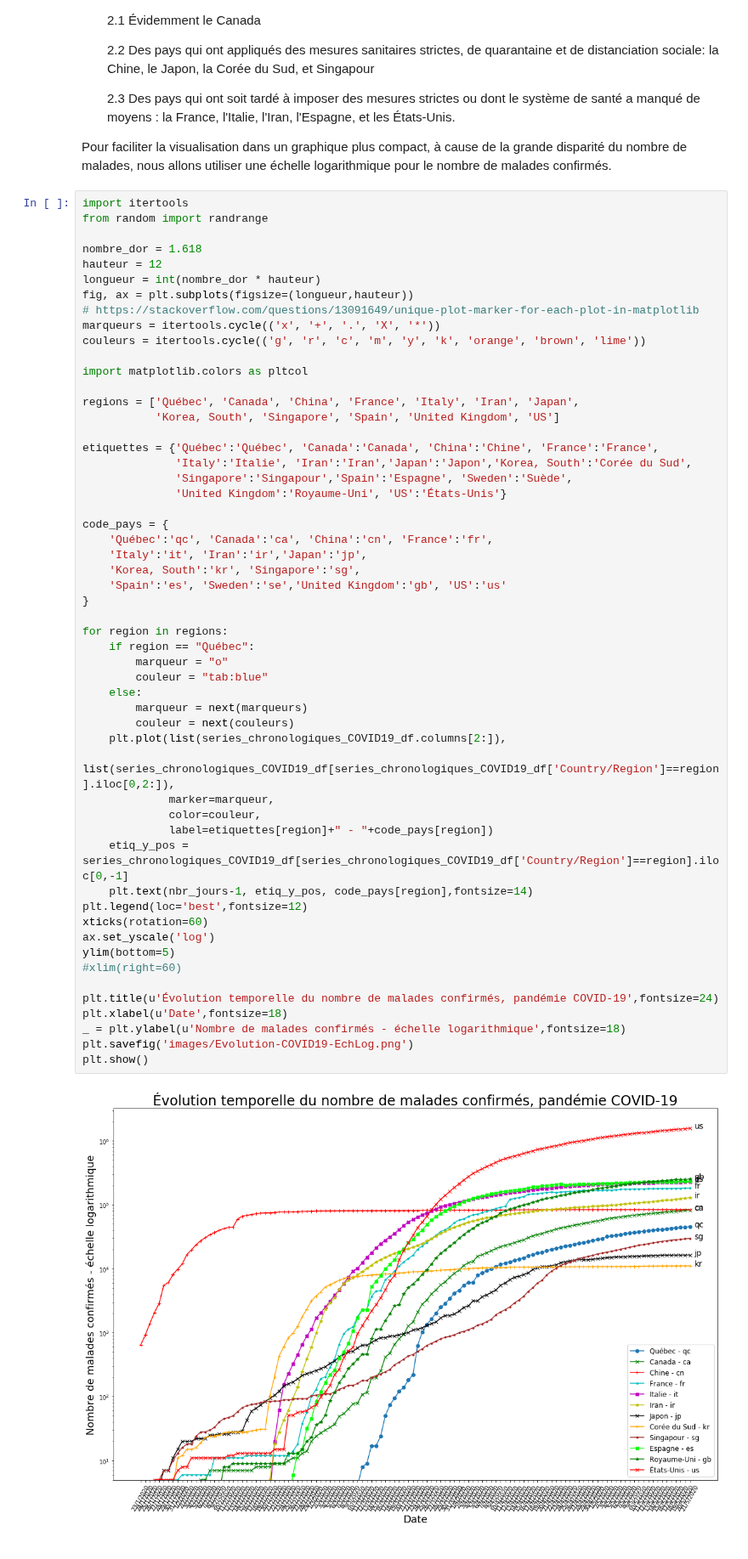
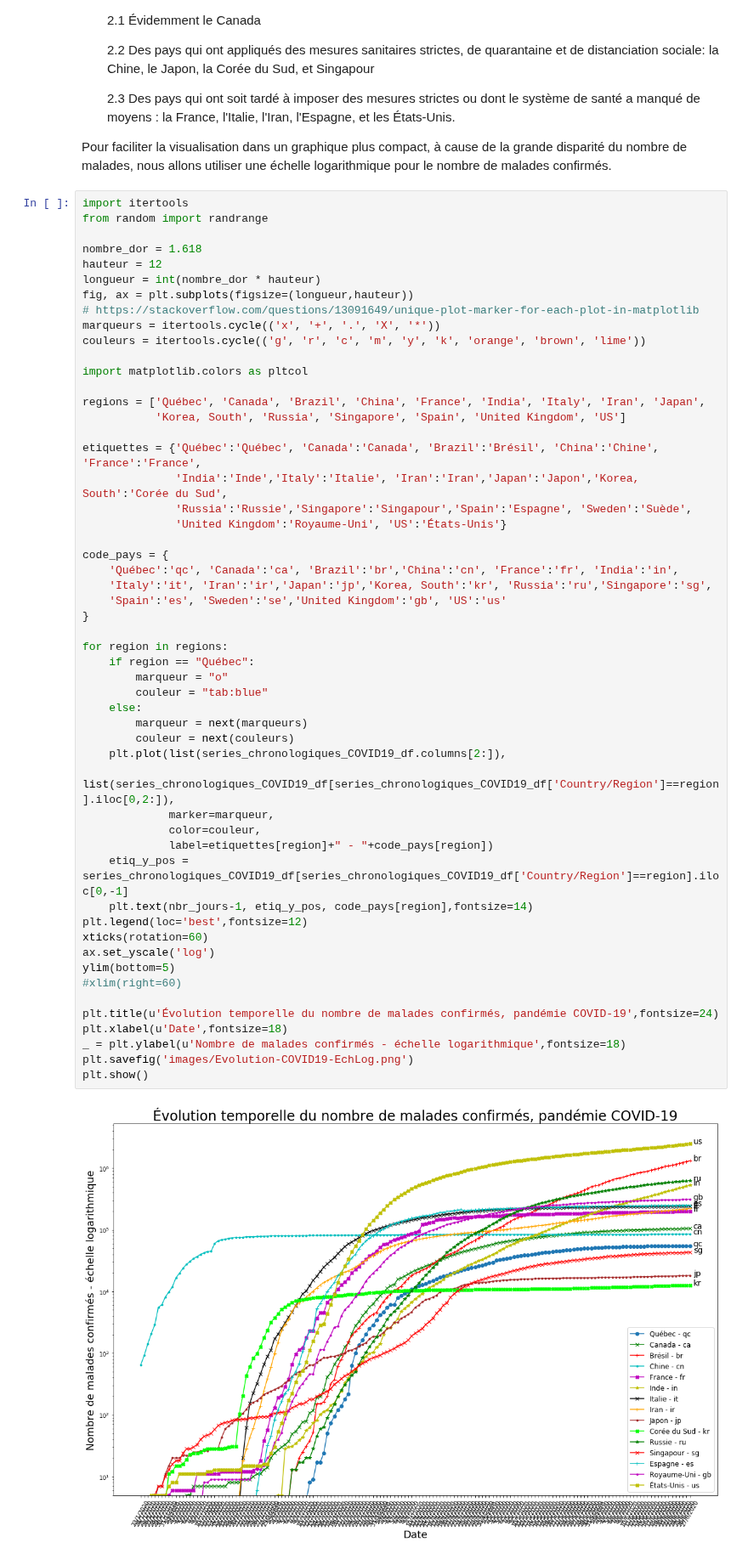
Before and after one commit to ClaudeCoulombe/evolution_COVID19, a Jupyter notebook: Evolution_Pandemie_COVID-19.ipynb, the cells around one changed output. Shown at 85% size. Drawn from its saved outputs; the diff is of its cells as text.

```diff
--- a/Evolution_Pandemie_COVID-19.ipynb
+++ b/Evolution_Pandemie_COVID-19.ipynb
@@ -335,48 +335,47 @@ couleurs = itertools.cycle(('g', 'r', 'c', 'm', 'y', 'k', 'orange', 'brown', 'li
 
 import matplotlib.colors as pltcol
 
-regions = ['Québec', 'Canada', 'China', 'France', 'Italy', 'Iran', 'Japan',
-           'Korea, South', 'Singapore', 'Spain', 'United Kingdom', 'US']
+regions = ['Québec', 'Canada', 'Brazil', 'China', 'France', 'India', 'Italy', 'Iran', 'Japan',
+           'Korea, South', 'Russia', 'Singapore', 'Spain', 'United Kingdom', 'US']
 
-etiquettes = {'Québec':'Québec', 'Canada':'Canada', 'China':'Chine', 'France':'France',
-              'Italy':'Italie', 'Iran':'Iran','Japan':'Japon','Korea, South':'Corée du Sud',
-              'Singapore':'Singapour','Spain':'Espagne', 'Sweden':'Suède',
+etiquettes = {'Québec':'Québec', 'Canada':'Canada', 'Brazil':'Brésil', 'China':'Chine', 'France':'France',
+              'India':'Inde','Italy':'Italie', 'Iran':'Iran','Japan':'Japon','Korea, South':'Corée du Sud',
+              'Russia':'Russie','Singapore':'Singapour','Spain':'Espagne', 'Sweden':'Suède',
               'United Kingdom':'Royaume-Uni', 'US':'États-Unis'}
 
 code_pays = {
-    'Québec':'qc', 'Canada':'ca', 'China':'cn', 'France':'fr',
-    'Italy':'it', 'Iran':'ir','Japan':'jp',
-    'Korea, South':'kr', 'Singapore':'sg',
+    'Québec':'qc', 'Canada':'ca', 'Brazil':'br','China':'cn', 'France':'fr', 'India':'in',
+    'Italy':'it', 'Iran':'ir','Japan':'jp','Korea, South':'kr', 'Russia':'ru','Singapore':'sg',
     'Spain':'es', 'Sweden':'se','United Kingdom':'gb', 'US':'us'
 }
 
 for region in regions:
     if region == "Québec":
         marqueur = "o"
         couleur = "tab:blue"
     else:
         marqueur = next(marqueurs)
         couleur = next(couleurs)
     plt.plot(list(series_chronologiques_COVID19_df.columns[2:]),
              list(series_chronologiques_COVID19_df[series_chronologiques_COVID19_df['Country/Region']==region].iloc[0,2:]),
              marker=marqueur,
              color=couleur,
              label=etiquettes[region]+" - "+code_pays[region])
     etiq_y_pos = series_chronologiques_COVID19_df[series_chronologiques_COVID19_df['Country/Region']==region].iloc[0,-1]
     plt.text(nbr_jours-1, etiq_y_pos, code_pays[region],fontsize=14)
 plt.legend(loc='best',fontsize=12)
 xticks(rotation=60)
 ax.set_yscale('log')
 ylim(bottom=5)
 #xlim(right=60)
 
 plt.title(u'Évolution temporelle du nombre de malades confirmés, pandémie COVID-19',fontsize=24)
 plt.xlabel(u'Date',fontsize=18)
 _ = plt.ylabel(u'Nombre de malades confirmés - échelle logarithmique',fontsize=18)
 plt.savefig('images/Evolution-COVID19-EchLog.png')
 plt.show()
 # %% [output]
-[figure, old version]
+[figure, new version]
 # %% [markdown]
 #### Pour mieux apprécier le phénomène d'accroissement exponentiel
 
```
Also changed, not shown: parts of 18 cells of this notebook, 1 other file.
